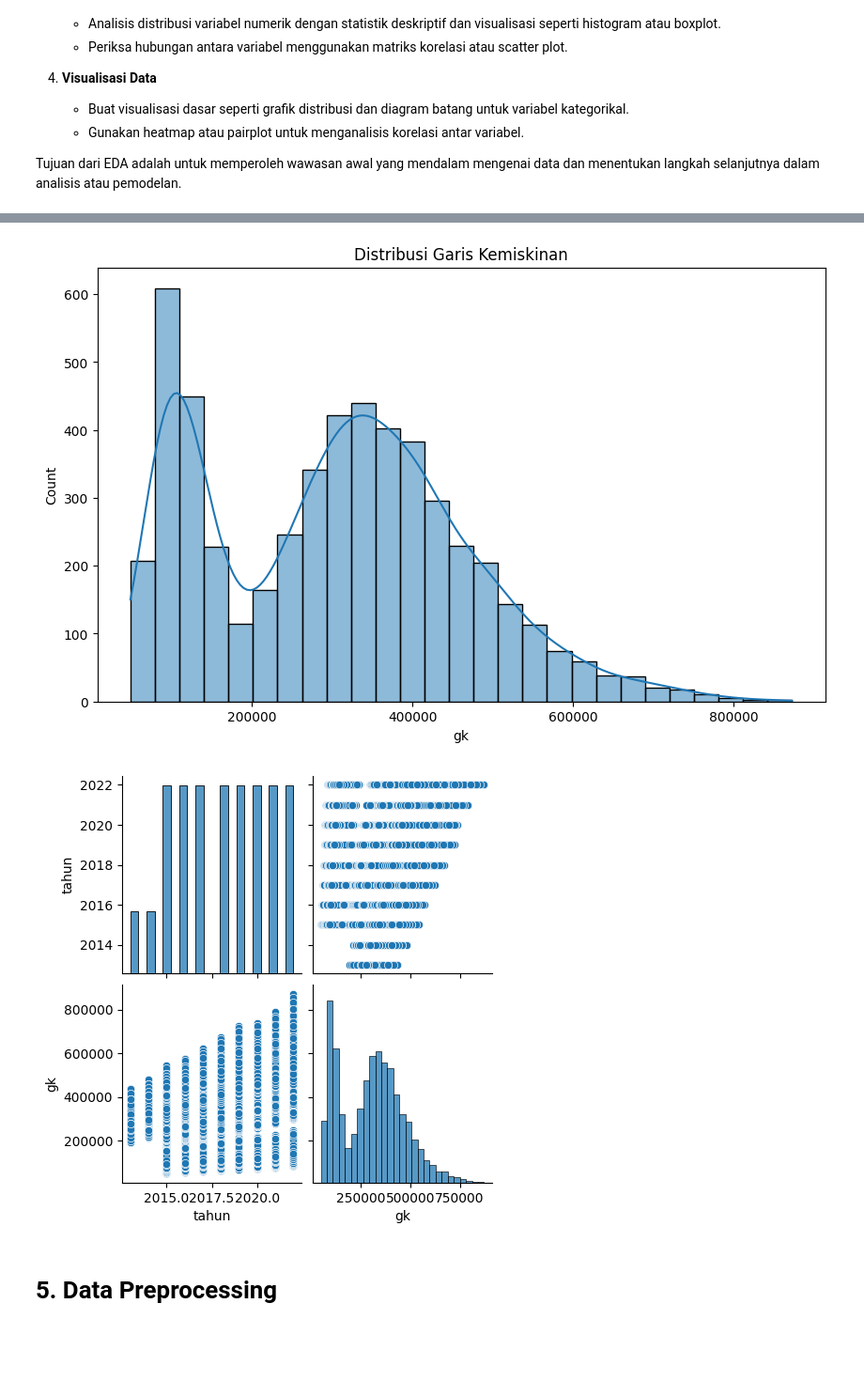
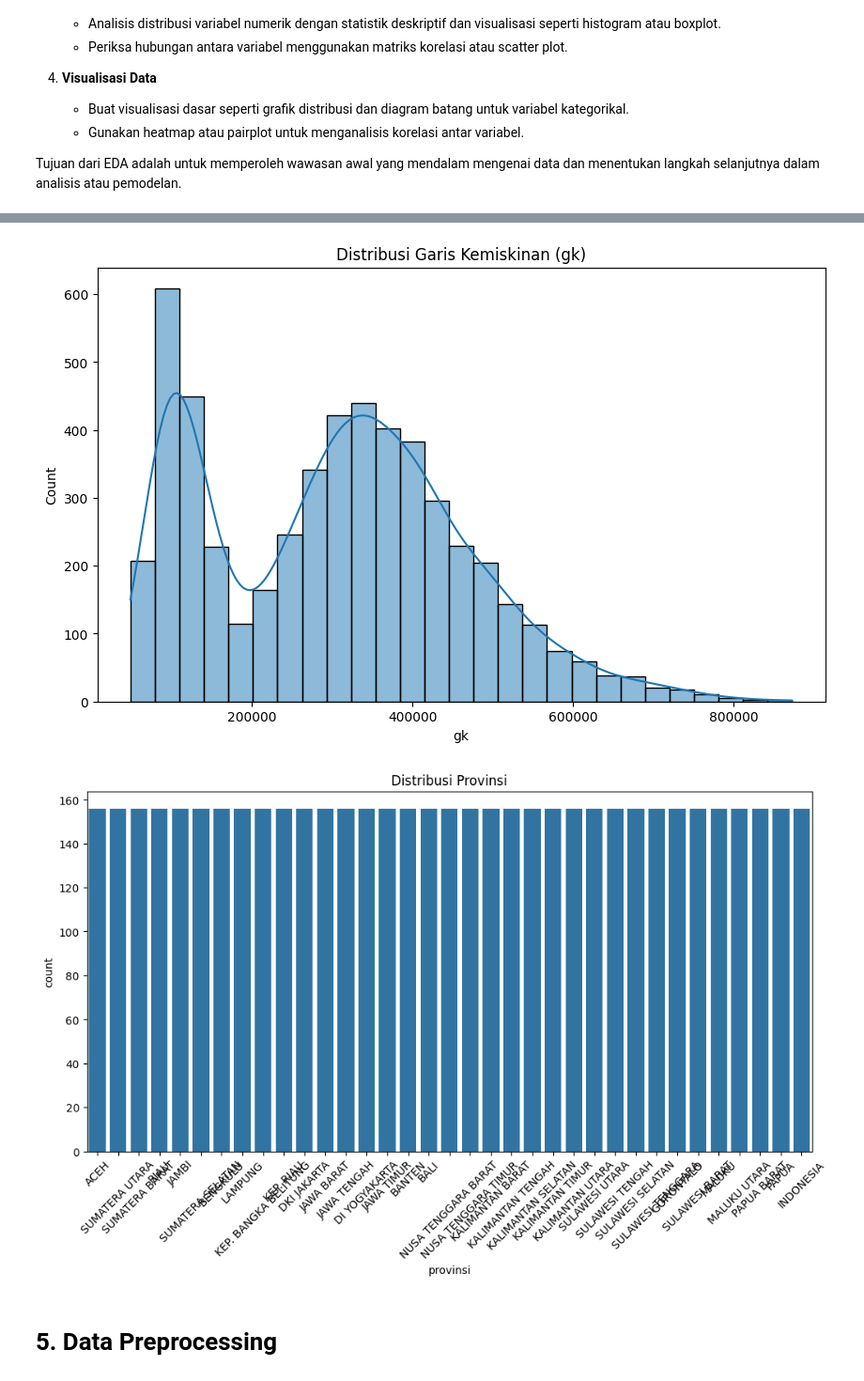
Before and after one commit to gitHUBmichael20/machine-learning-submissions, a Jupyter notebook: [Clustering]_Submission_Akhir_BMLP_Michael_Teguh_Carlo_Simbolon.ipynb, the cells around one changed output, grey strips where cells are left out. Shown: that part at 94% size. Cells and saved outputs as stored; diff of their text form; code cells hidden in the pictures; blank space fills up the shorter version.

```diff
--- a/[Clustering]_Submission_Akhir_BMLP_Michael_Teguh_Carlo_Simbolon.ipynb
+++ b/[Clustering]_Submission_Akhir_BMLP_Michael_Teguh_Carlo_Simbolon.ipynb
@@ -68,22 +85,24 @@ Pada tahap ini, Anda akan melakukan **Exploratory Data Analysis (EDA)** untuk me
 
 Tujuan dari EDA adalah untuk memperoleh wawasan awal yang mendalam mengenai data dan menentukan langkah selanjutnya dalam analisis atau pemodelan.
 # %%
-# Memeriksa informasi dataset
-print(df.info())
+# Exploratory Data Analysis (EDA)
+print("\nStatistik Deskriptif:")
+print(df.describe(include='all'))
 
-# Memeriksa missing values
+# Cek missing values
+print("\nMissing Values:")
 print(df.isnull().sum())
 
-# Statistik deskriptif untuk kolom numerik
-print(df.describe())
-
-# Visualisasi distribusi garis kemiskinan (gk)
+# Visualisasi distribusi kolom numerik (gk)
 plt.figure(figsize=(10, 6))
 sns.histplot(df['gk'], kde=True)
-plt.title('Distribusi Garis Kemiskinan')
+plt.title('Distribusi Garis Kemiskinan (gk)')
 plt.show()
 
-# Visualisasi korelasi antar variabel numerik
-sns.pairplot(df.select_dtypes(include=['float64', 'int64']))
+# Visualisasi data kategorikal (contoh: provinsi)
+plt.figure(figsize=(12, 6))
+sns.countplot(x='provinsi', data=df)
+plt.title('Distribusi Provinsi')
+plt.xticks(rotation=45)
 plt.show()
 # %% [output]
@@ -107,5 +126,5 @@ max    2022.000000  872843.000000
-[figure, old version]
+[figure, new version]
-[figure, old version]
+[figure, new version]
 # %% [markdown]
 # **5. Data Preprocessing**
 # %% [markdown]
```
Also changed, not shown: parts of 15 cells of this notebook, 2 other files.
